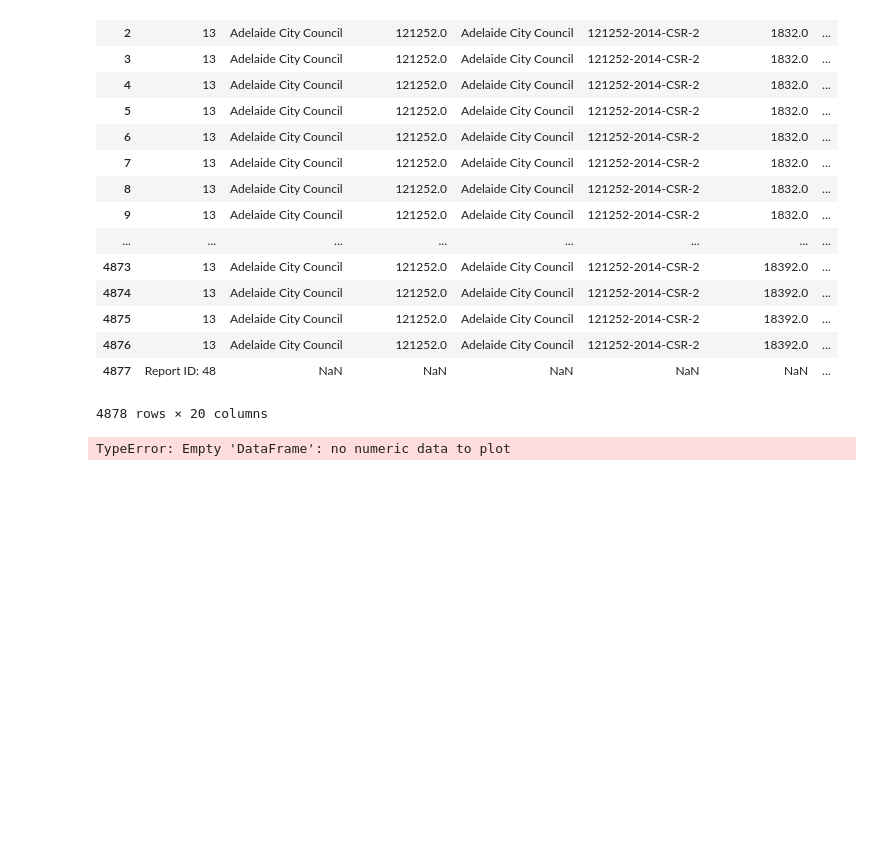
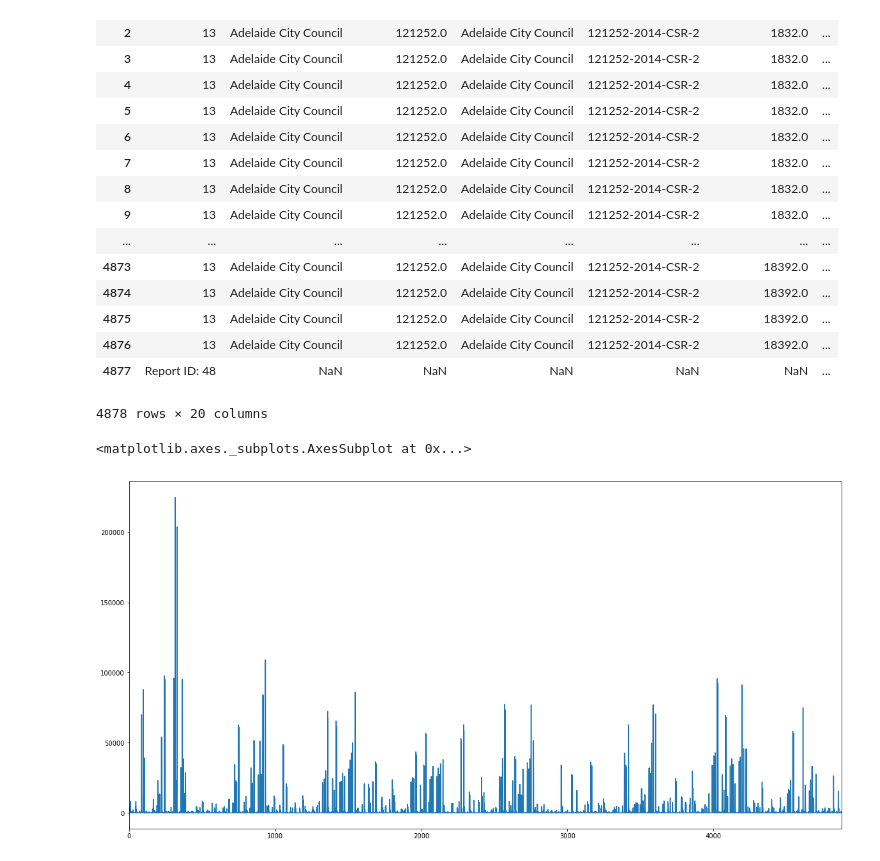
Before and after one commit to Russell0404/Open-Data-Project-, a Jupyter notebook: Water Quality Dataset.ipynb, the cells around one changed output. Cells and saved outputs as stored; diff of their text form; code cells hidden in the pictures; blank space fills up the shorter version.

Commit message:
controlled data in excel

```diff
--- a/Water Quality Dataset.ipynb
+++ b/Water Quality Dataset.ipynb
@@ -141,6 +141,7 @@ my_csvs['Dataset - Water Quality/Torrens_Lake 2014~2015(UTF-8).csv']
 | 4877 | Report ID: 48 | NaN | NaN | NaN | NaN | NaN | ... |
 4878 rows × 20 columns
 # %%
-my_csvs['Dataset - Water Quality/Torrens_Lake 2014~2015(UTF-8).csv']['Laboratory Sample Code'].plot()
+my_csvs['Dataset - Water Quality/Torrens_Lake 2014~2015(UTF-8).csv']['Result Value'].plot()
 # %% [output]
-TypeError: Empty 'DataFrame': no numeric data to plot
+<matplotlib.axes._subplots.AxesSubplot at 0x...>
+[figure, added]
```
Also changed, not shown: parts of 1 cell of this notebook, 1 other file.
